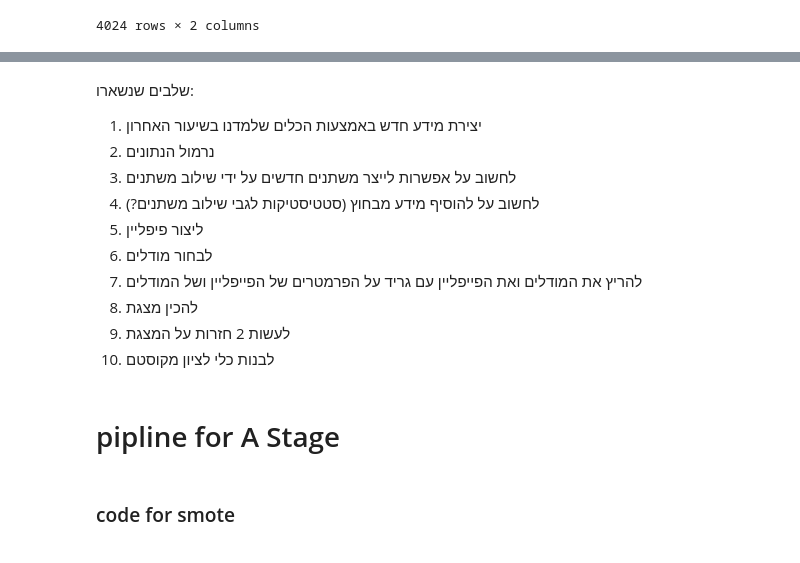
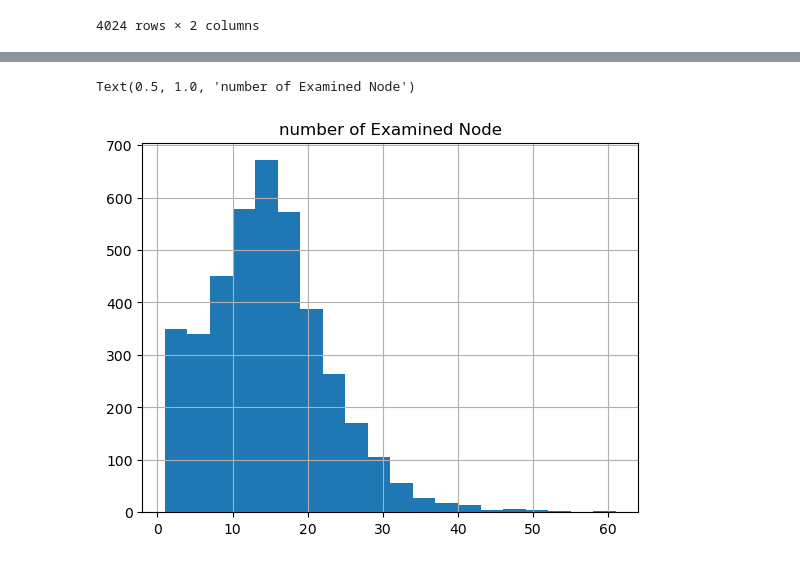
Before and after one commit to roy2392/breast_cancer_classification, a Jupyter notebook: EDA.ipynb, the cells around one changed output, grey strips where cells are left out. Cells and saved outputs as stored; diff of their text form; code cells hidden in the pictures.

Commit message:
a stage staff

```diff
--- a/EDA.ipynb
+++ b/EDA.ipynb
@@ -606,18 +627,6 @@ df['Reginol Node Positive'].hist()
 # %%
-df['Regional Node Examined'].hist()
+df['Regional Node Examined'].hist(bins = 20)
+plt.title('number of Examined Node', fontsize=12)
+# %% [output]
+Text(0.5, 1.0, 'number of Examined Node')
+[figure, added]
-# %% [markdown]
-שלבים שנשארו:
-1. יצירת מידע חדש באמצעות הכלים שלמדנו בשיעור האחרון
-2. נרמול הנתונים
-3. לחשוב על אפשרות לייצר משתנים חדשים על ידי שילוב משתנים
-4. לחשוב על להוסיף מידע מבחוץ (סטטיסטיקות לגבי שילוב משתנים?)
-5. ליצור פיפליין
-6. לבחור מודלים
-7. להריץ את המודלים ואת הפייפליין עם גריד על הפרמטרים של הפייפליין ושל המודלים
-8. להכין מצגת
-9. לעשות 2 חזרות על המצגת
-10. לבנות כלי לציון מקוסטם
-# %% [markdown]
-# pipline for A Stage
-# %% [markdown]
-### code for smote
```
Also changed, not shown: parts of 8 cells of this notebook.
